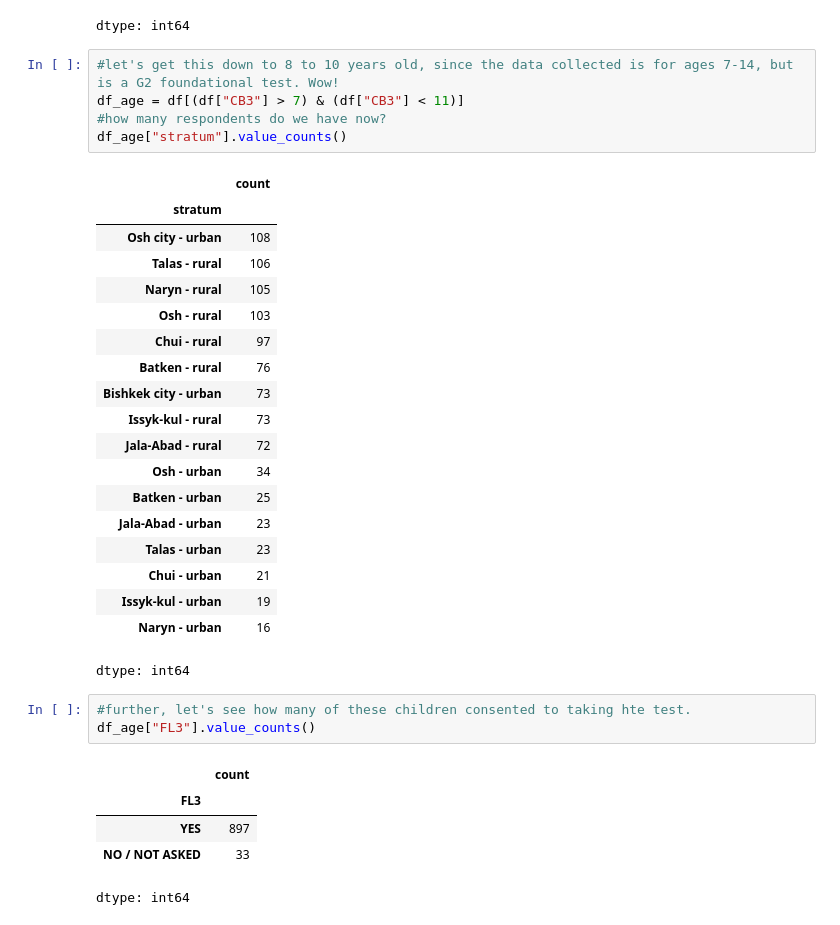
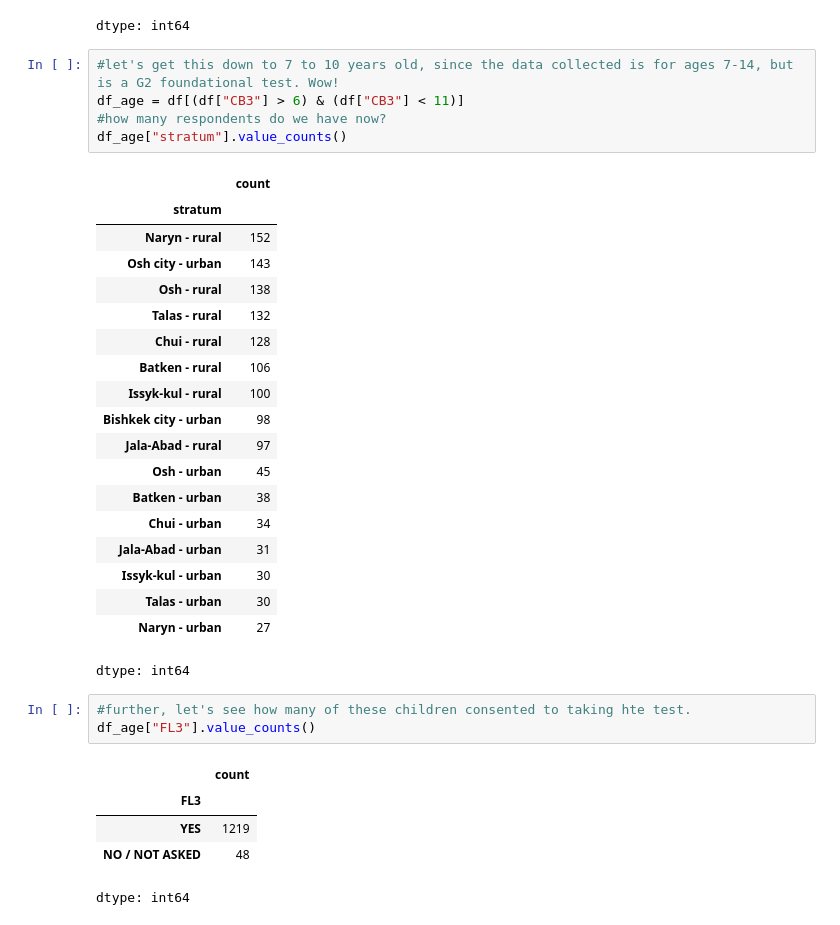
Before and after one commit to Jonchyk/Datamgmt, a Jupyter notebook: PS1.ipynb, the cells around one changed output. Cells and saved outputs as stored; diff of their text form.

```diff
--- a/PS1.ipynb
+++ b/PS1.ipynb
@@ -125,29 +125,29 @@ Warning: Total number of columns (350) exceeds max_columns (20). Falling back to
 | Talas - urban | 73 |
 dtype: int64
 # %%
-#let's get this down to 8 to 10 years old, since the data collected is for ages 7-14, but is a G2 foundational test. Wow!
-df_age = df[(df["CB3"] > 7) & (df["CB3"] < 11)]
+#let's get this down to 7 to 10 years old, since the data collected is for ages 7-14, but is a G2 foundational test. Wow!
+df_age = df[(df["CB3"] > 6) & (df["CB3"] < 11)]
 #how many respondents do we have now?
 df_age["stratum"].value_counts()
 # %% [output]
 |  | count |
 | stratum |  |
-| Osh city - urban | 108 |
-| Talas - rural | 106 |
-| Naryn - rural | 105 |
-| Osh - rural | 103 |
-| Chui - rural | 97 |
-| Batken - rural | 76 |
-| Bishkek city - urban | 73 |
-| Issyk-kul - rural | 73 |
-| Jala-Abad - rural | 72 |
-| Osh - urban | 34 |
-| Batken - urban | 25 |
-| Jala-Abad - urban | 23 |
-| Talas - urban | 23 |
-| Chui - urban | 21 |
-| Issyk-kul - urban | 19 |
-| Naryn - urban | 16 |
+| Naryn - rural | 152 |
+| Osh city - urban | 143 |
+| Osh - rural | 138 |
+| Talas - rural | 132 |
+| Chui - rural | 128 |
+| Batken - rural | 106 |
+| Issyk-kul - rural | 100 |
+| Bishkek city - urban | 98 |
+| Jala-Abad - rural | 97 |
+| Osh - urban | 45 |
+| Batken - urban | 38 |
+| Chui - urban | 34 |
+| Jala-Abad - urban | 31 |
+| Issyk-kul - urban | 30 |
+| Talas - urban | 30 |
+| Naryn - urban | 27 |
 dtype: int64
 # %%
 #further, let's see how many of these children consented to taking hte test.
@@ -155,7 +155,7 @@ df_age["FL3"].value_counts()
 # %% [output]
 |  | count |
 | FL3 |  |
-| YES | 897 |
-| NO / NOT ASKED | 33 |
+| YES | 1219 |
+| NO / NOT ASKED | 48 |
 dtype: int64
 # %%
```
Also changed, not shown: parts of 17 cells of this notebook.
